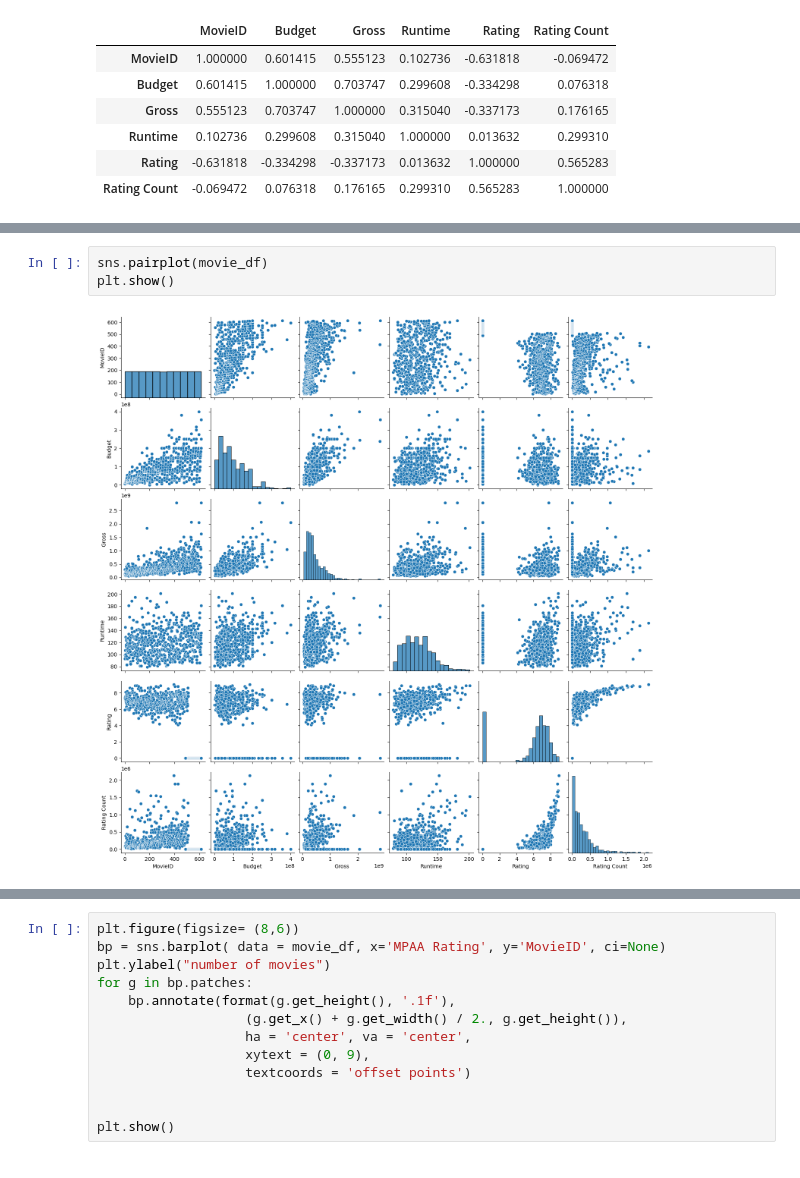
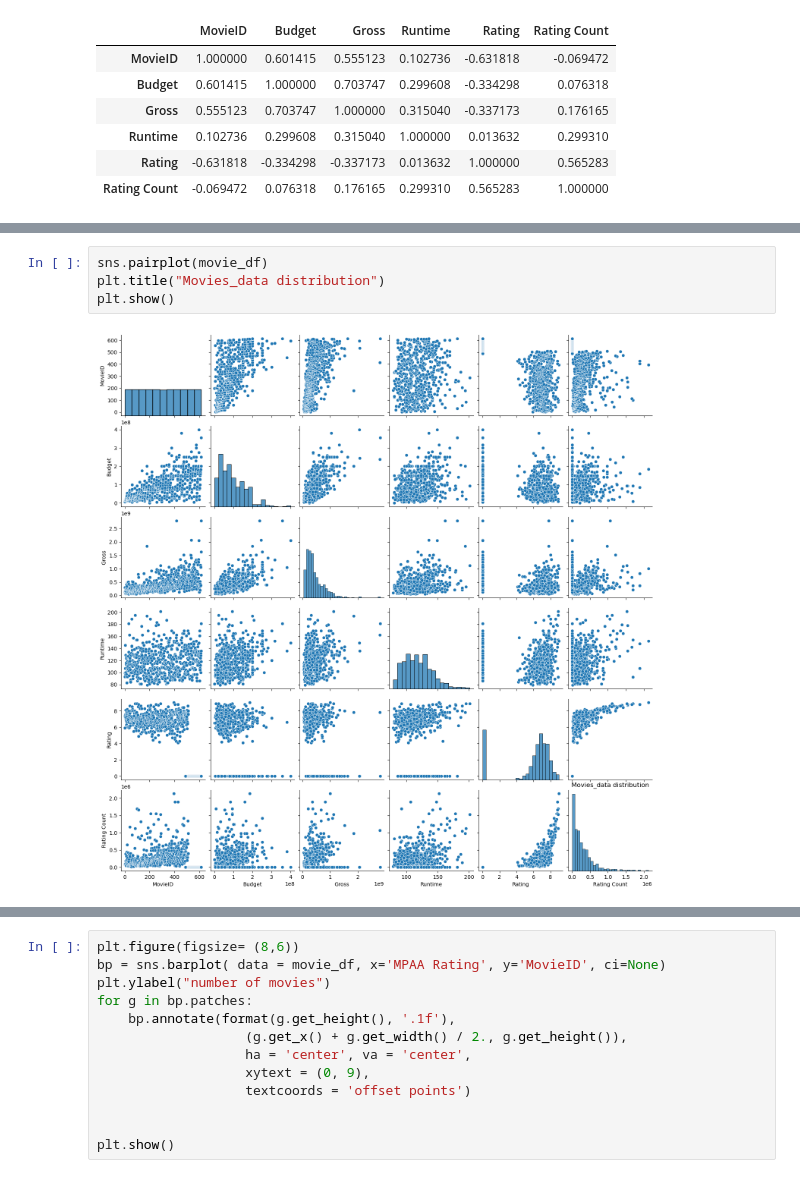
Before and after one commit to MarjilaRahmaty/movies-analysis, a Jupyter notebook: moive_EDA.ipynb, the cells around one changed output, grey strips where cells are left out. Drawn from its saved outputs; the diff is of its cells as text.

```diff
--- a/moive_EDA.ipynb
+++ b/moive_EDA.ipynb
@@ -167,7 +168,8 @@ plt.show()
 # %%
 sns.pairplot(movie_df)
+plt.title("Movies_data distribution")
 plt.show()
 # %% [output]
-[figure, old version]
+[figure, new version]
 # %%
 
```
Also changed, not shown: parts of 3 cells of this notebook.
